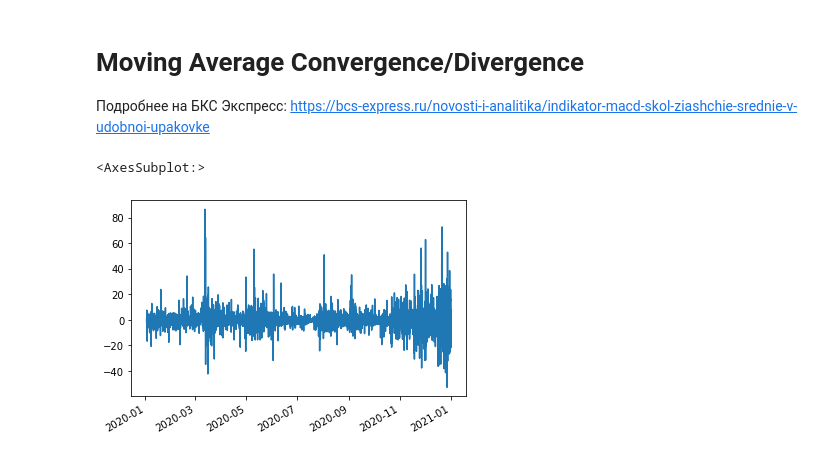
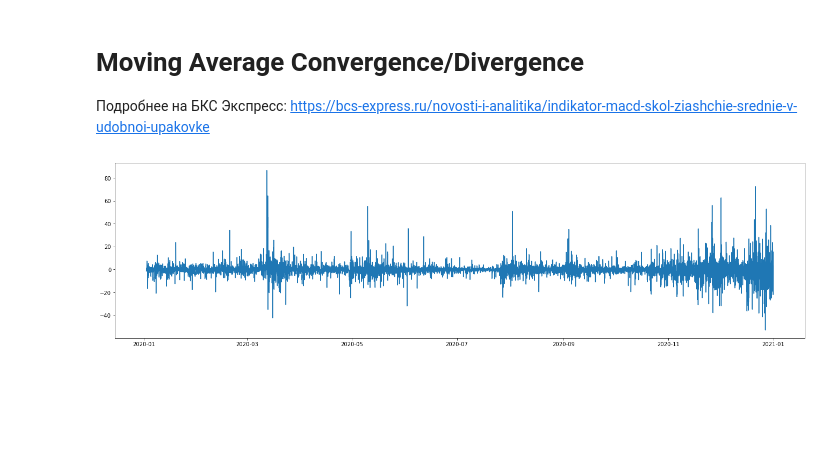
Before and after one commit to lantalex/cmf_relized_vol_prediction, a Jupyter notebook: week-2.ipynb, the cells around one changed output. Cells and saved outputs as stored; diff of their text form; code cells hidden in the pictures; blank space fills up the shorter version.

```diff
--- a/week-2.ipynb
+++ b/week-2.ipynb
@@ -154,7 +168,9 @@ def attach_MACD(df, n1, n2, k):
         df['macd'][i] = ewma(diff[i - k:i], alpha_k)
 # %%
 attach_MACD(df_1h, 12, 26, 9)
-df_1h['macd'].plot()
-# %% [output]
-<AxesSubplot:>
-[figure, removed]
+# %%
+plt.figure(figsize=(23,6))
+plt.plot(df_1h['macd'])
+plt.show()
+# %% [output]
+[figure, added]
```
Also changed, not shown: parts of 11 cells of this notebook.
